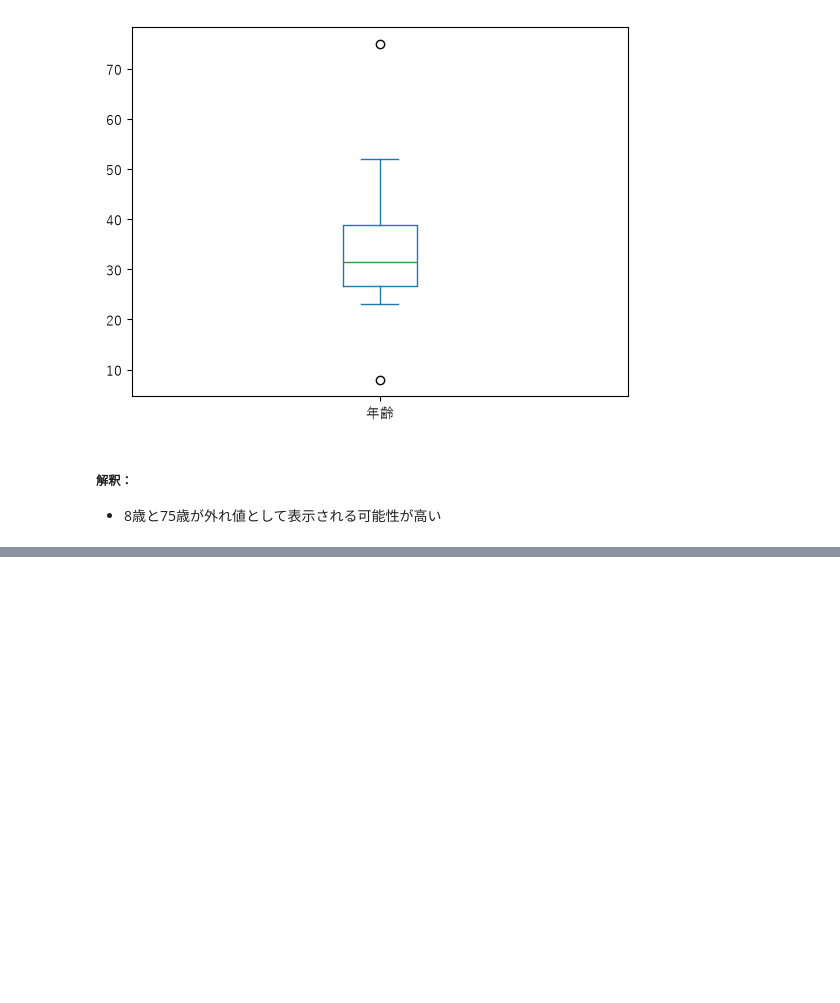
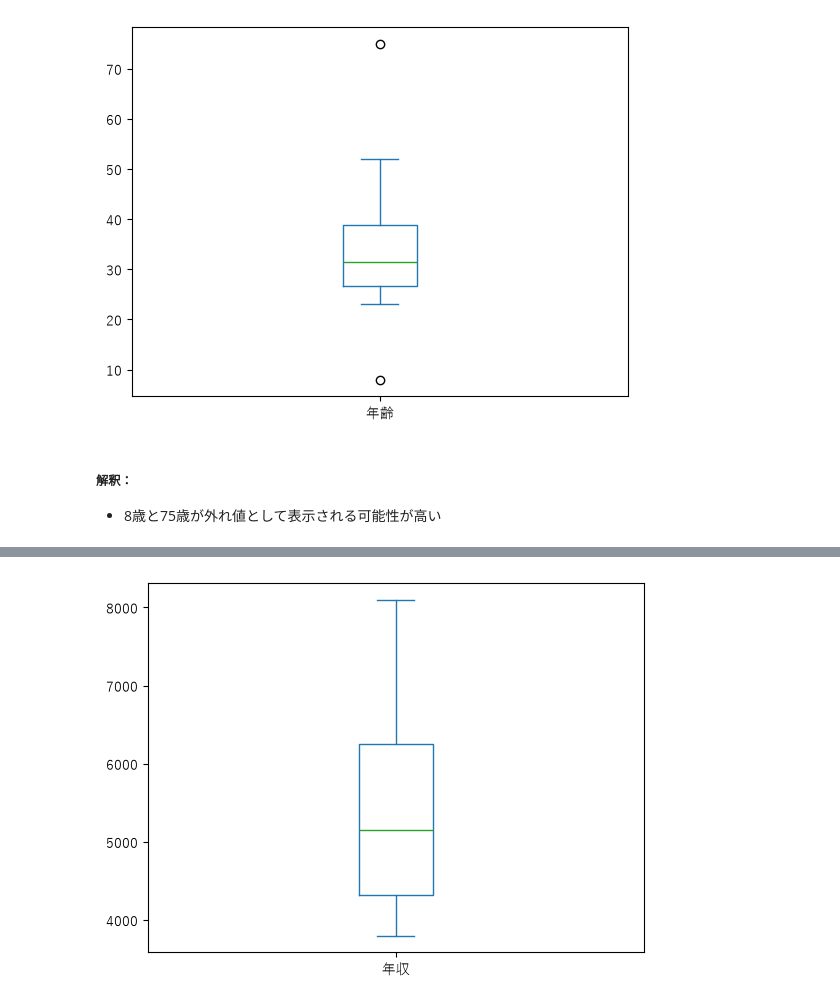
Before and after one commit to KaiLynn99/python_alone, a Jupyter notebook: 2026 9月/9.11 (59日目)/17. データ探索 - 構造化データの可視化：変数の数による分類.ipynb, the cells around one changed output, grey strips where cells are left out. Saved outputs shown, nothing was run; the diff lists cells and outputs as text; code cells hidden in the pictures; blank space fills up the shorter version.

```diff
--- a/2026 9月/9.11 (59日目)/17. データ探索 - 構造化データの可視化：変数の数による分類.ipynb
+++ b/2026 9月/9.11 (59日目)/17. データ探索 - 構造化データの可視化：変数の数による分類.ipynb
@@ -263,0 +397,5 @@ age_series.plot(kind="box");
+# %%
+# 年収の分布と外れ値を箱ひげ図で確認
+df["年収"].plot(kind="box");
+# %% [output]
+[figure, added]
```
Also changed, not shown: parts of 10 cells of this notebook.
